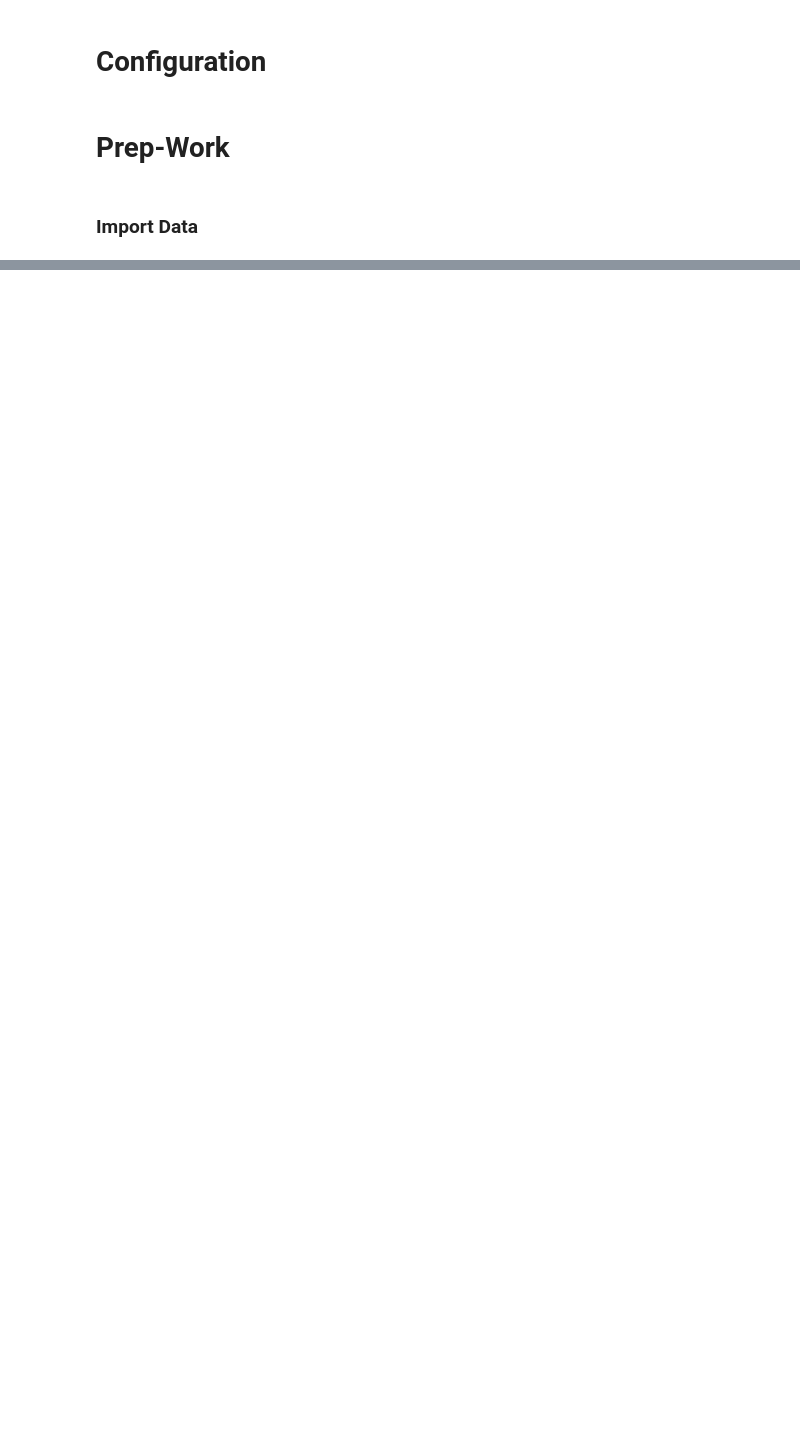
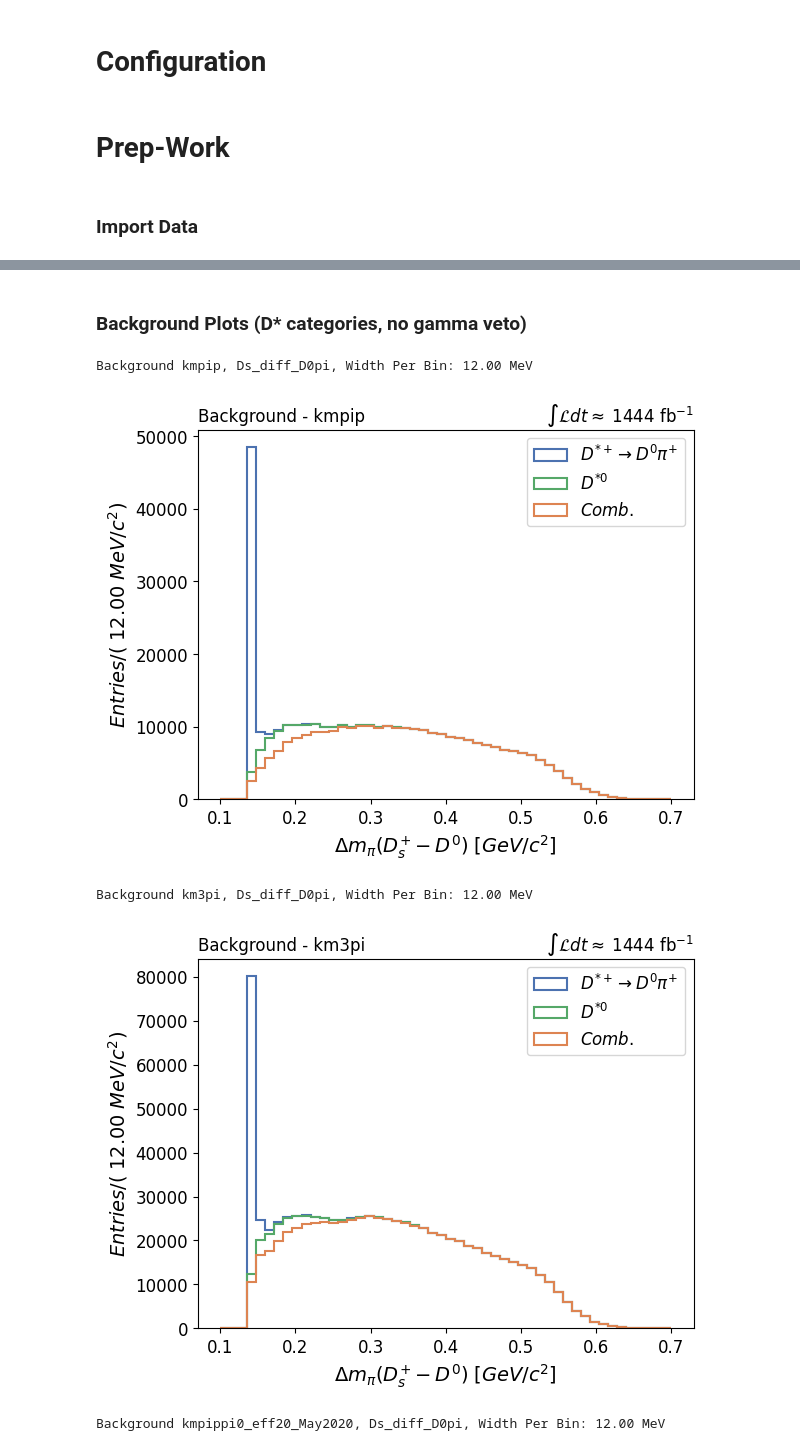
Before and after one commit to AdilmubarakHEP/Ds2D0enue_Analysis, a Jupyter notebook: 07-Python/Plots_and_Tables/AL02-Baseline_Sample_Analysis.ipynb, the cells around one changed output, grey strips where cells are left out. Drawn from its saved outputs; the diff is of its cells as text; code cells hidden in the pictures; blank space fills up the shorter version.

```diff
--- a/07-Python/Plots_and_Tables/AL02-Baseline_Sample_Analysis.ipynb
+++ b/07-Python/Plots_and_Tables/AL02-Baseline_Sample_Analysis.ipynb
@@ -761,0 +406,72 @@ for mode in decay_config.keys():
+# %% [markdown]
+  ### Background Plots (D* categories, no gamma veto)
+# %%
+Bins = 50
+Density = False
+Stacked = True
+Range = [0.1, 0.7]
+var = 'Ds_diff_D0pi'
+
+for mode in decay_config.keys():
+    perBin = ((Range[1] - Range[0]) / Bins) * 1000
+    print(f"\nBackground {mode}, {var}, Width Per Bin: {perBin:.2f} MeV")
+
+    df = DataFrames[f"All_{mode}"].copy()
+
+    if USE_4_CATEGORIES:
+        label1 = r'$Comb.$'
+        label2 = r'$NaN$'
+        label3 = r'$D^{*0}$'
+        label4 = r'$D^{*+} \rightarrow D^{0} \pi^{+}$'
+
+        labels = [label1, label2, label3, label4]
+        colors = ["#DD8452", "#C44E52", "#55A868", "#4C72B0"]
+
+        data = [
+            df[(abs(df["Ds_mcPDG"]) != 413) &
+               (abs(df["Ds_mcPDG"]) != 423) &
+               (~df["Ds_mcPDG"].isna())][var],
+            df[df["Ds_mcPDG"].isna()][var],
+            df[abs(df["Ds_mcPDG"]) == 423][var],
+            df[abs(df["Ds_mcPDG"]) == 413][var]
+        ]
+    else:  # 3 categories
+        label1 = r'$Comb.$'
+        label2 = r'$D^{*0}$'
+        label3 = r'$D^{*+} \rightarrow D^{0} \pi^{+}$'
+
+        labels = [label1, label2, label3]
+        colors = ["#DD8452", "#55A868", "#4C72B0"]
+
+        data = [
+            df[(abs(df["Ds_mcPDG"]) != 413) &
+               (abs(df["Ds_mcPDG"]) != 423)][var],
+            df[abs(df["Ds_mcPDG"]) == 423][var],
+            df[abs(df["Ds_mcPDG"]) == 413][var]
+        ]
+
+    plt.hist(
+        data,
+        color=colors,
+        label=labels,
+        density=Density,
+        stacked=Stacked,
+        bins=Bins,
+        alpha=1,
+        histtype='step',
+        linewidth=1.5,
+        range=Range
+    )
+
+    plt.title(f'Background - {mode}', loc="left")
+    plt.title(r'$\int\mathcal{L}dt\approx\;1444$ fb$^{-1}$', loc="right")
+    plt.ylabel(r'$Entries/(\; {width:.2f}\;MeV/c^2)$'.format(width=perBin))
+    plt.xlabel(r'$\Delta m_{\pi}(D_s^{+} - D^{0})\;[GeV/c^{2}]$')
+    plt.legend(loc='upper right')
+    plt.show()
+# %% [output]
+Background kmpip, Ds_diff_D0pi, Width Per Bin: 12.00 MeV
+[figure, added]
+Background km3pi, Ds_diff_D0pi, Width Per Bin: 12.00 MeV
+[figure, added]
+Background kmpippi0_eff20_May2020, Ds_diff_D0pi, Width Per Bin: 12.00 MeV
```
Also changed, not shown: parts of 51 cells of this notebook, 6 other files.
